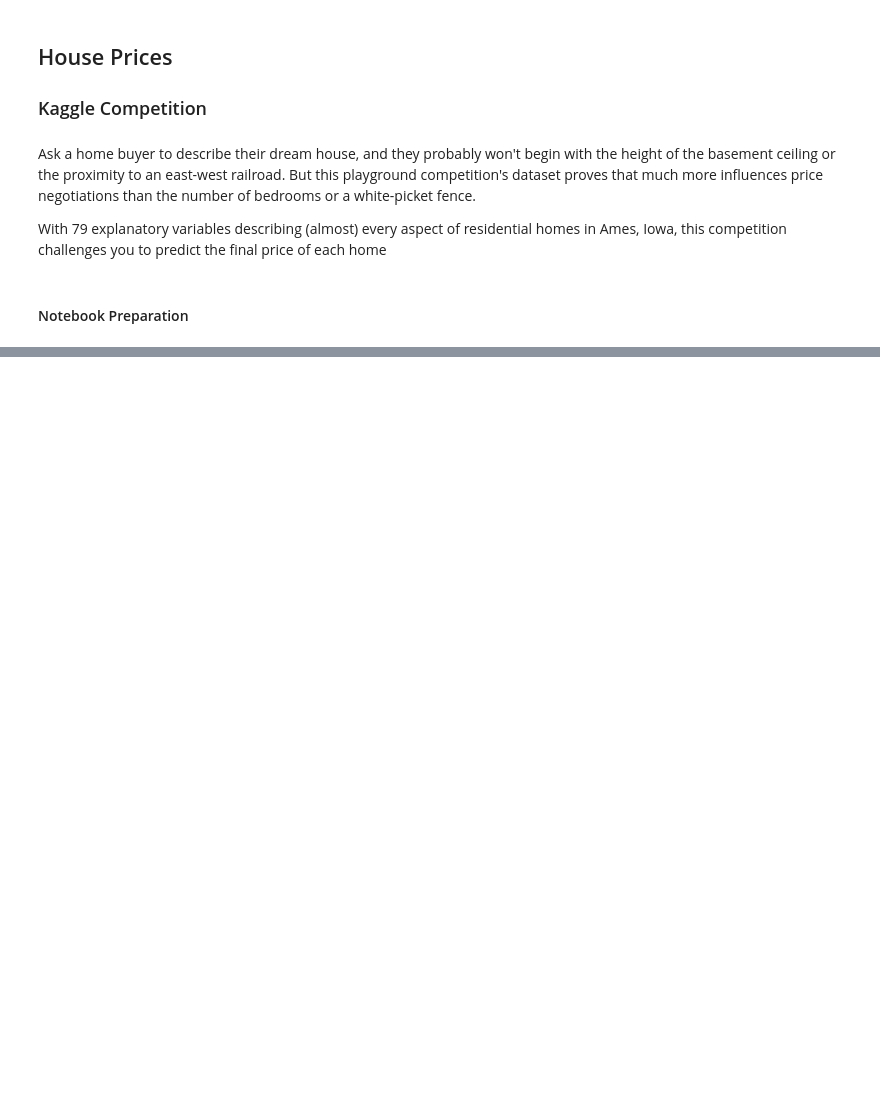
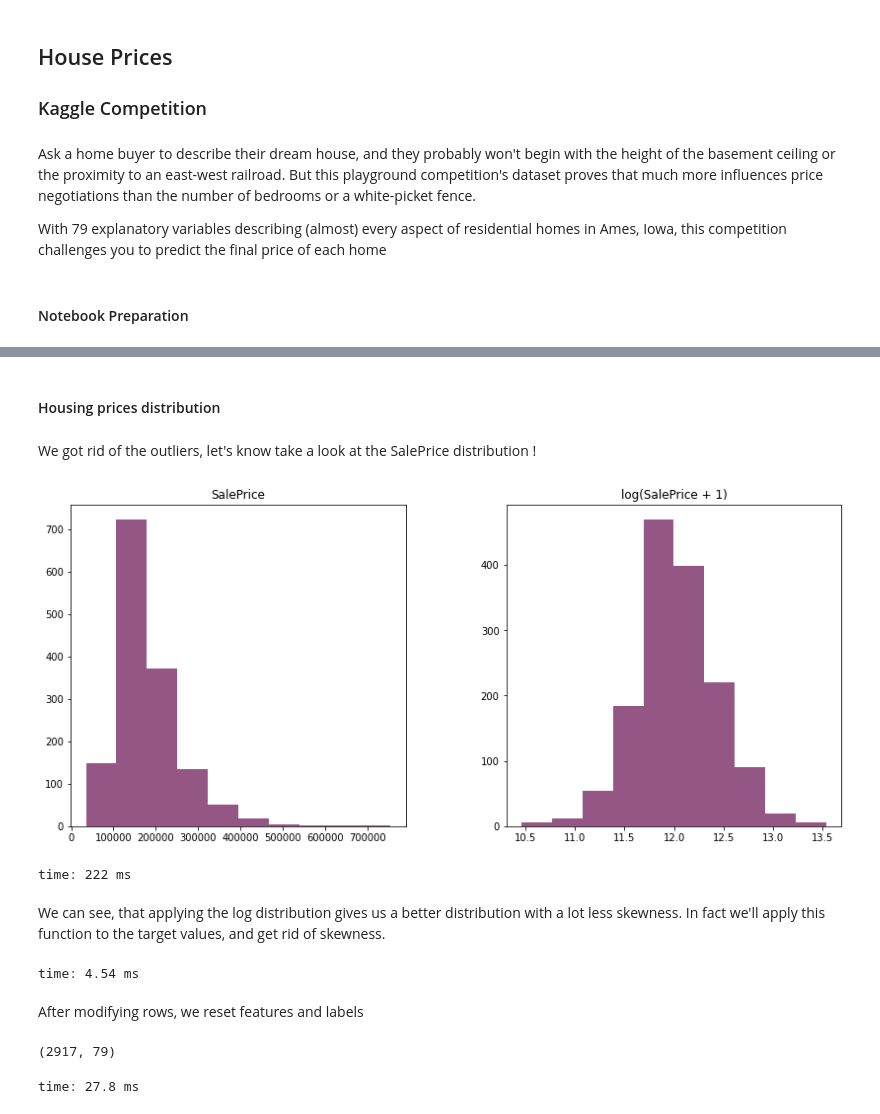
Before and after one commit to HanyAkoury/house_prices, a Jupyter notebook: House Prices.ipynb, the cells around one changed output, grey strips where cells are left out. Saved outputs shown, nothing was run; the diff lists cells and outputs as text; code cells hidden in the pictures; blank space fills up the shorter version.

```diff
--- a/House Prices.ipynb
+++ b/House Prices.ipynb
@@ -132,0 +100,40 @@ time: 37 ms
+# %% [markdown]
+#### Housing prices distribution
+# %% [markdown]
+We got rid of the outliers, let's know take a look at the SalePrice distribution !
+# %%
+# Some styling
+
+matplotlib.rcParams['figure.figsize'] = (14.0, 6.0)
+
+# House pricing distribution creation
+prices_dist = pd.DataFrame({"SalePrice":train_house["SalePrice"], "log(SalePrice + 1)":np.log1p(train_house["SalePrice"])})
+
+# Plotting
+prices_dist.hist(color=list(sns.cubehelix_palette(as_cmap=False))[3],
+                 grid=False);
+# %% [output]
+[figure, added]
+time: 222 ms
+# %% [markdown]
+We can see, that applying the log distribution gives us a better distribution with a lot less skewness.
+In fact we'll apply this function to the target values, and get rid of skewness.
+# %%
+#log transform the target:
+train_house["SalePrice"] = np.log1p(train_house["SalePrice"])
+# %% [output]
+time: 4.54 ms
+# %% [markdown]
+After modifying rows, we reset features and labels
+# %%
+# Split features and labels
+train_labels = train_house['SalePrice'].reset_index(drop=True)
+train_features = train_house.drop(['SalePrice'], axis=1)
+test_features = test_house
+
+# Combine train and test features in order to apply the feature transformation pipeline to the entire dataset
+houses = pd.concat([train_features, test_features]).reset_index(drop=True)
+houses.shape
+# %% [output]
+(2917, 79)
+time: 27.8 ms
```
Also changed, not shown: parts of 52 cells of this notebook, 4 other files.
